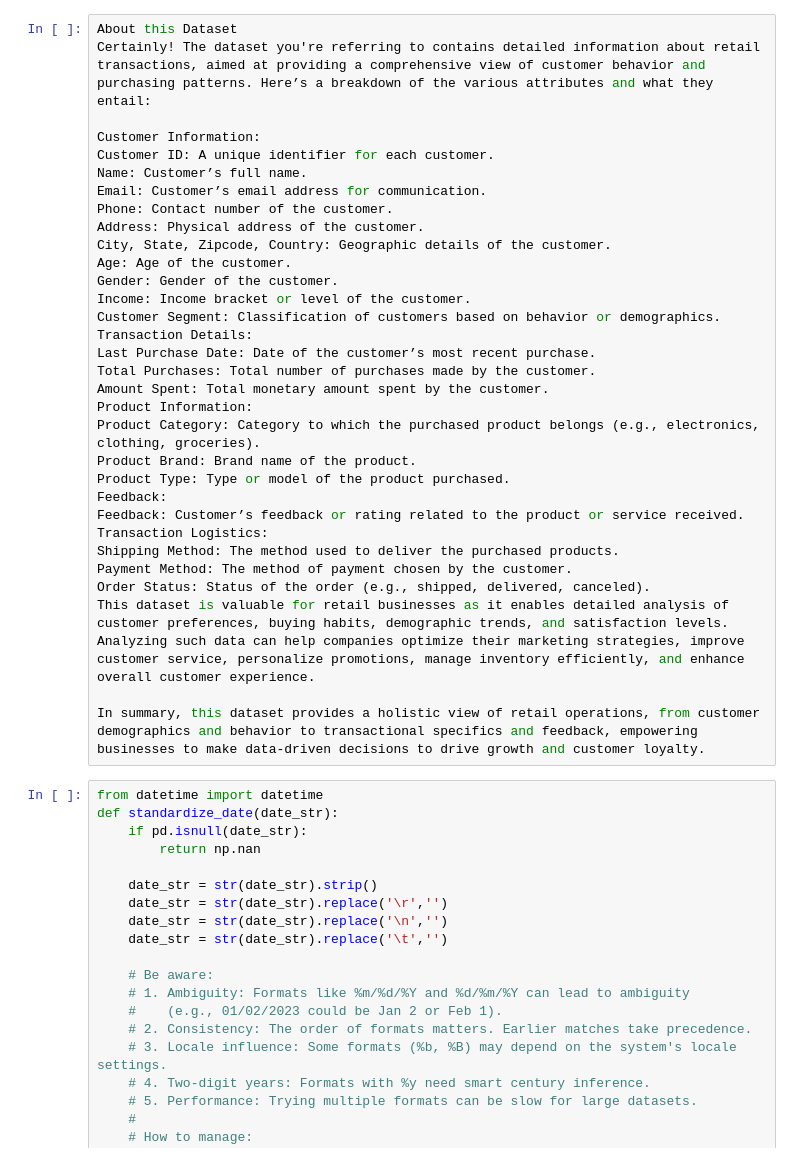
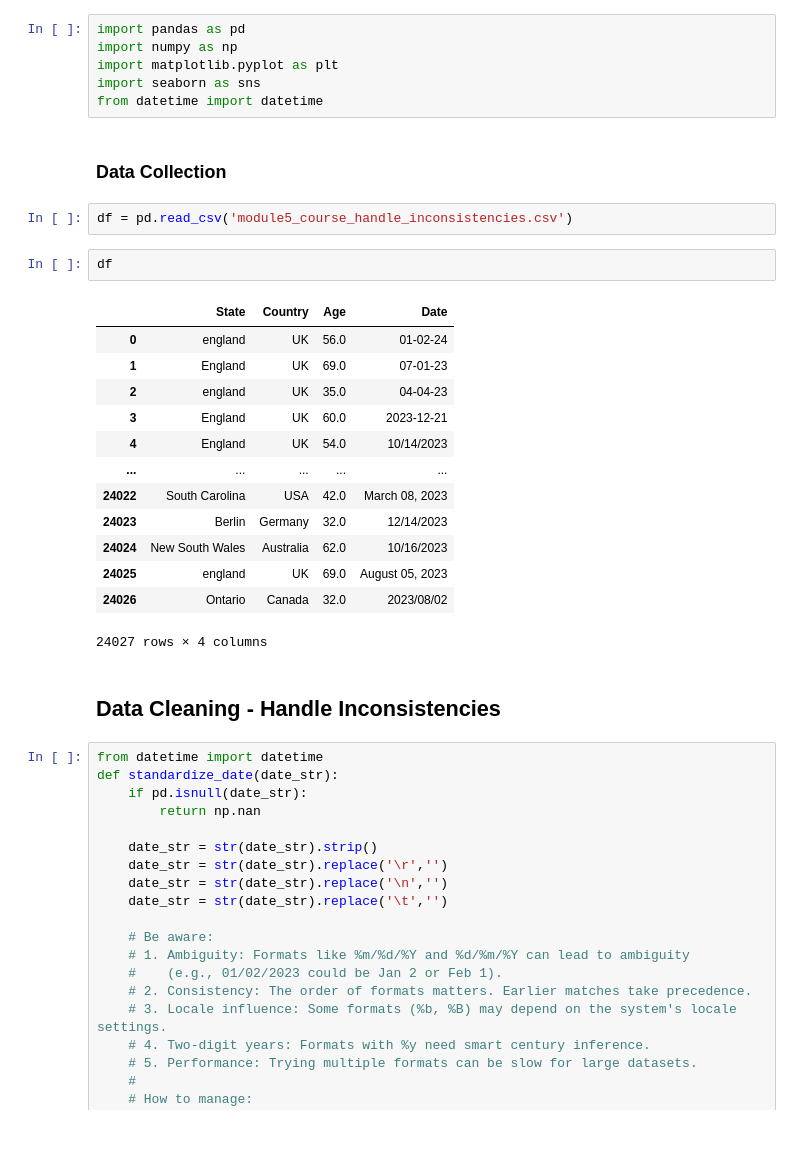
Before and after one commit to racousin/data_science_practice, a Jupyter notebook: website/public/modules/module5/course/handle_inconsistencies.ipynb, the cells around one changed output. Saved outputs shown, nothing was run; the diff lists cells and outputs as text; blank space fills up the shorter version.

```diff
--- a/website/public/modules/module5/course/handle_inconsistencies.ipynb
+++ b/website/public/modules/module5/course/handle_inconsistencies.ipynb
@@ -1,35 +1,31 @@
-# %%
-About this Dataset
-Certainly! The dataset you're referring to contains detailed information about retail transactions, aimed at providing a comprehensive view of customer behavior and purchasing patterns. Here’s a breakdown of the various attributes and what they entail:
-
-Customer Information:
-Customer ID: A unique identifier for each customer.
-Name: Customer’s full name.
-Email: Customer’s email address for communication.
-Phone: Contact number of the customer.
-Address: Physical address of the customer.
-City, State, Zipcode, Country: Geographic details of the customer.
-Age: Age of the customer.
-Gender: Gender of the customer.
-Income: Income bracket or level of the customer.
-Customer Segment: Classification of customers based on behavior or demographics.
-Transaction Details:
-Last Purchase Date: Date of the customer’s most recent purchase.
-Total Purchases: Total number of purchases made by the customer.
-Amount Spent: Total monetary amount spent by the customer.
-Product Information:
-Product Category: Category to which the purchased product belongs (e.g., electronics, clothing, groceries).
-Product Brand: Brand name of the product.
-Product Type: Type or model of the product purchased.
-Feedback:
-Feedback: Customer’s feedback or rating related to the product or service received.
-Transaction Logistics:
-Shipping Method: The method used to deliver the purchased products.
-Payment Method: The method of payment chosen by the customer.
-Order Status: Status of the order (e.g., shipped, delivered, canceled).
-This dataset is valuable for retail businesses as it enables detailed analysis of customer preferences, buying habits, demographic trends, and satisfaction levels. Analyzing such data can help companies optimize their marketing strategies, improve customer service, personalize promotions, manage inventory efficiently, and enhance overall customer experience.
-
-In summary, this dataset provides a holistic view of retail operations, from customer demographics and behavior to transactional specifics and feedback, empowering businesses to make data-driven decisions to drive growth and customer loyalty.
+# %%
+import pandas as pd
+import numpy as np
+import matplotlib.pyplot as plt
+import seaborn as sns
+from datetime import datetime
+# %% [markdown]
+### Data Collection
+# %%
+df = pd.read_csv('module5_course_handle_inconsistencies.csv')
+# %%
+df
+# %% [output]
+|  | State | Country | Age | Date |
+| 0 | england | UK | 56.0 | 01-02-24 |
+| 1 | England | UK | 69.0 | 07-01-23 |
+| 2 | england | UK | 35.0 | 04-04-23 |
+| 3 | England | UK | 60.0 | 2023-12-21 |
+| 4 | England | UK | 54.0 | 10/14/2023 |
+| ... | ... | ... | ... | ... |
+| 24022 | South Carolina | USA | 42.0 | March 08, 2023 |
+| 24023 | Berlin | Germany | 32.0 | 12/14/2023 |
+| 24024 | New South Wales | Australia | 62.0 | 10/16/2023 |
+| 24025 | england | UK | 69.0 | August 05, 2023 |
+| 24026 | Ontario | Canada | 32.0 | 2023/08/02 |
+24027 rows × 4 columns
+# %% [markdown]
+## Data Cleaning - Handle Inconsistencies
 # %%
 from datetime import datetime
 def standardize_date(date_str):
```
Also changed, not shown: parts of 2 cells of this notebook, 20 other files.
